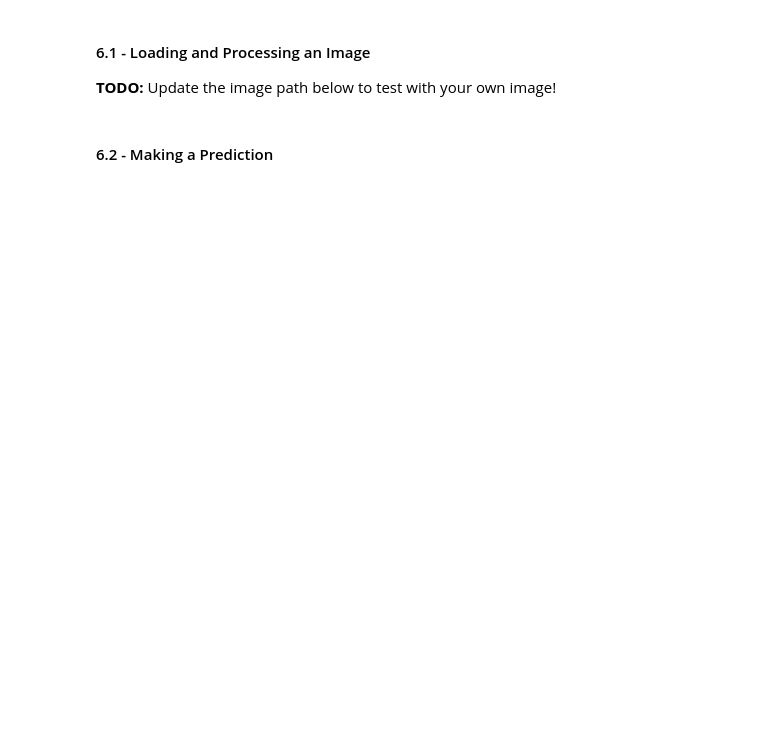
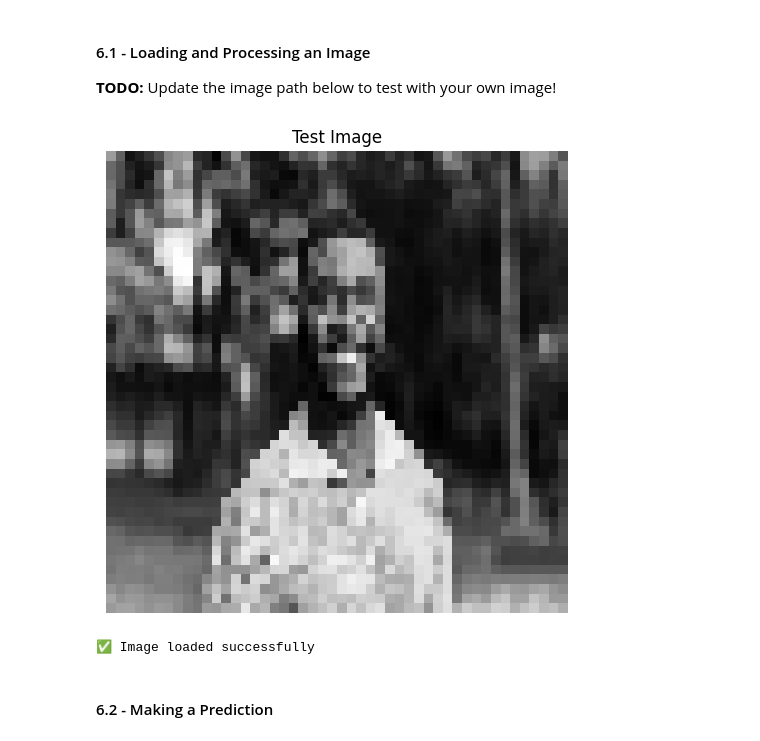
Before and after one commit to ImNotKael/unit-3-ai, a Jupyter notebook: 03-machine-learning/emotion-detector-lab.ipynb, the cells around one changed output. Cells and saved outputs as stored; diff of their text form; code cells hidden in the pictures; blank space fills up the shorter version.

```diff
--- a/03-machine-learning/emotion-detector-lab.ipynb
+++ b/03-machine-learning/emotion-detector-lab.ipynb
@@ -578,19 +614,22 @@ for key, value in label_dict.items():
 **TODO:** Update the image path below to test with your own image!
 # %%
 # TODO: Change this to your image path
-image_path = "path/to/your/image.jpg"
+image_path = "happy.jpg"
 
 # Load and preprocess the image
 img = image.load_img(image_path, color_mode="grayscale", target_size=(img_size, img_size))
 
 # Display the original image
 plt.figure(figsize=(6, 6))
 plt.imshow(img, cmap='gray')
 plt.title("Test Image")
 plt.axis('off')
 plt.show()
 
 print("✅ Image loaded successfully")
+# %% [output]
+[figure, added]
+✅ Image loaded successfully
 # %% [markdown]
 #### 6.2 - Making a Prediction
 # %%
```
Also changed, not shown: parts of 12 cells of this notebook, 4 other files.
